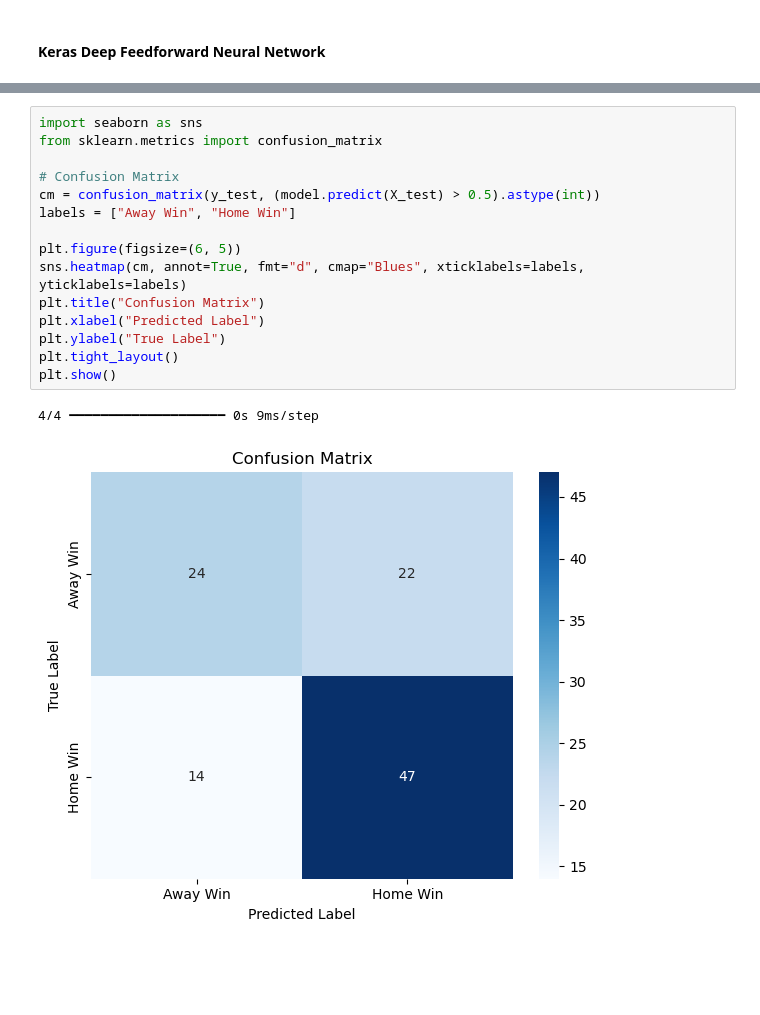
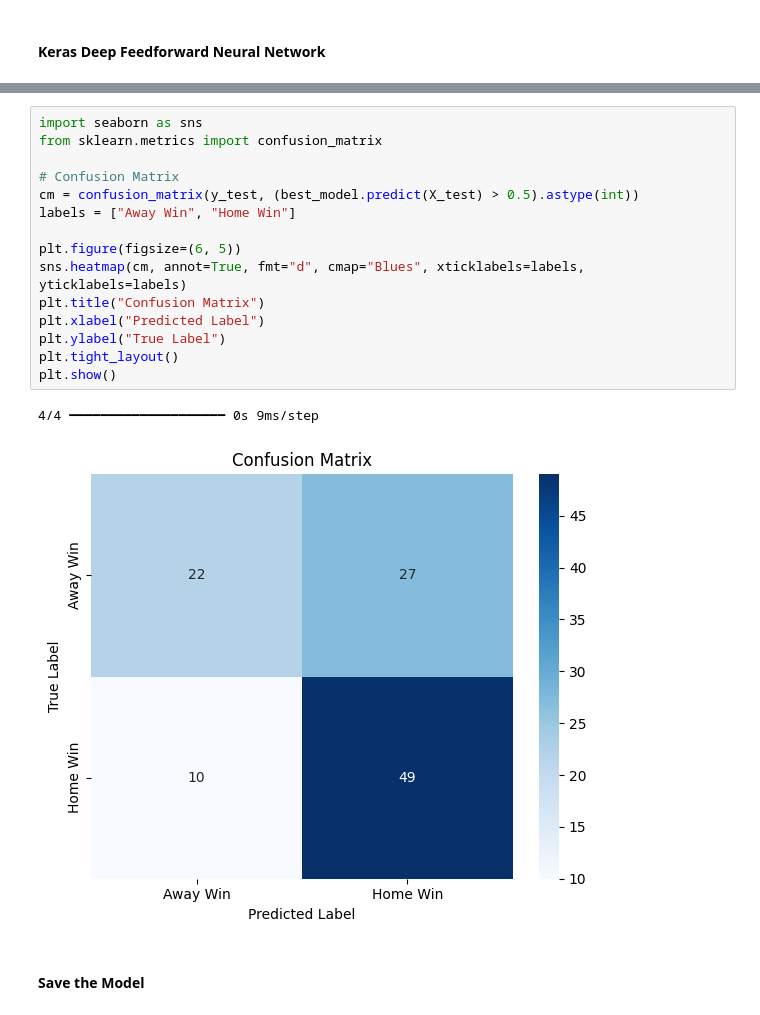
Before and after one commit to TritonEden/Oracle-Arena, a Jupyter notebook: data_extraction/winpred_playoff.ipynb, the cells around one changed output, grey strips where cells are left out. Saved outputs shown, nothing was run; the diff lists cells and outputs as text; blank space fills up the shorter version.

```diff
--- a/data_extraction/winpred_playoff.ipynb
+++ b/data_extraction/winpred_playoff.ipynb
@@ -558,18 +751,20 @@ database_input.to_csv("winpred_playoff.csv", index=False)
 # %%
 import seaborn as sns
 from sklearn.metrics import confusion_matrix
 
 # Confusion Matrix
-cm = confusion_matrix(y_test, (model.predict(X_test) > 0.5).astype(int))
+cm = confusion_matrix(y_test, (best_model.predict(X_test) > 0.5).astype(int))
 labels = ["Away Win", "Home Win"]
 
 plt.figure(figsize=(6, 5))
 sns.heatmap(cm, annot=True, fmt="d", cmap="Blues", xticklabels=labels, yticklabels=labels)
 plt.title("Confusion Matrix")
 plt.xlabel("Predicted Label")
 plt.ylabel("True Label")
 plt.tight_layout()
 plt.show()
 # %% [output]
 4/4 ━━━━━━━━━━━━━━━━━━━━ 0s 9ms/step
-[figure, old version]
+[figure, new version]
+# %% [markdown]
+#### Save the Model
```
Also changed, not shown: parts of 14 cells of this notebook, 10 other files.
